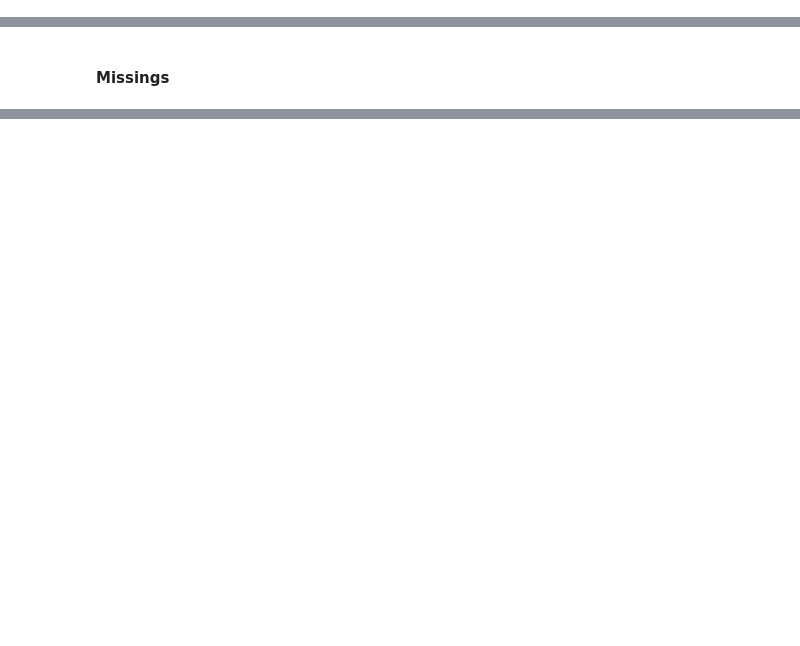
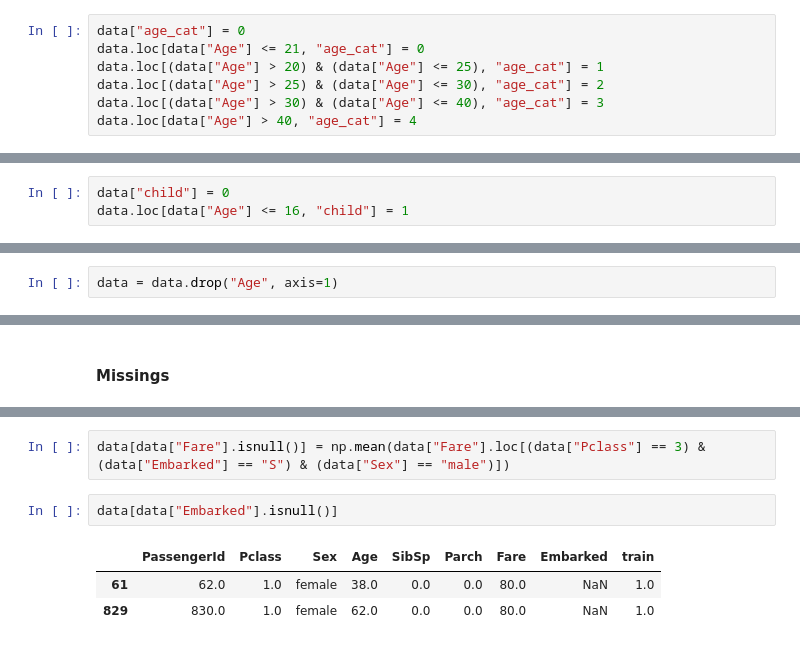
Before and after one commit to tlary/Kaggle_Titanic, a Jupyter notebook: Titanic.ipynb, the cells around one changed output, grey strips where cells are left out. Saved outputs shown, nothing was run; the diff lists cells and outputs as text; blank space fills up the shorter version.

```diff
--- a/Titanic.ipynb
+++ b/Titanic.ipynb
@@ -367,0 +452,7 @@ To retain the current behavior and silence the warning, pass 'sort=True'.
+# %%
+data["age_cat"] = 0
+data.loc[data["Age"] <= 21, "age_cat"] = 0
+data.loc[(data["Age"] > 20) & (data["Age"] <= 25), "age_cat"] = 1
+data.loc[(data["Age"] > 25) & (data["Age"] <= 30), "age_cat"] = 2
+data.loc[(data["Age"] > 30) & (data["Age"] <= 40), "age_cat"] = 3
+data.loc[data["Age"] > 40, "age_cat"] = 4
@@ -367,0 +472,3 @@ To retain the current behavior and silence the warning, pass 'sort=True'.
+# %%
+data["child"] = 0
+data.loc[data["Age"] <= 16, "child"] = 1
@@ -368,2 +482,4 @@ To retain the current behavior and silence the warning, pass 'sort=True'.
+# %%
+data = data.drop("Age", axis=1)
 # %% [markdown]
 #### Family Size SibSp + ParCh
@@ -373,0 +512,8 @@ To retain the current behavior and silence the warning, pass 'sort=True'.
+# %%
+data[data["Fare"].isnull()] = np.mean(data["Fare"].loc[(data["Pclass"] == 3) & (data["Embarked"] == "S") & (data["Sex"] == "male")])
+# %%
+data[data["Embarked"].isnull()]
+# %% [output]
+|  | PassengerId | Pclass | Sex | Age | SibSp | Parch | Fare | Embarked | train |
+| 61 | 62.0 | 1.0 | female | 38.0 | 0.0 | 0.0 | 80.0 | NaN | 1.0 |
+| 829 | 830.0 | 1.0 | female | 62.0 | 0.0 | 0.0 | 80.0 | NaN | 1.0 |
```
Also changed, not shown: parts of 45 cells of this notebook.
